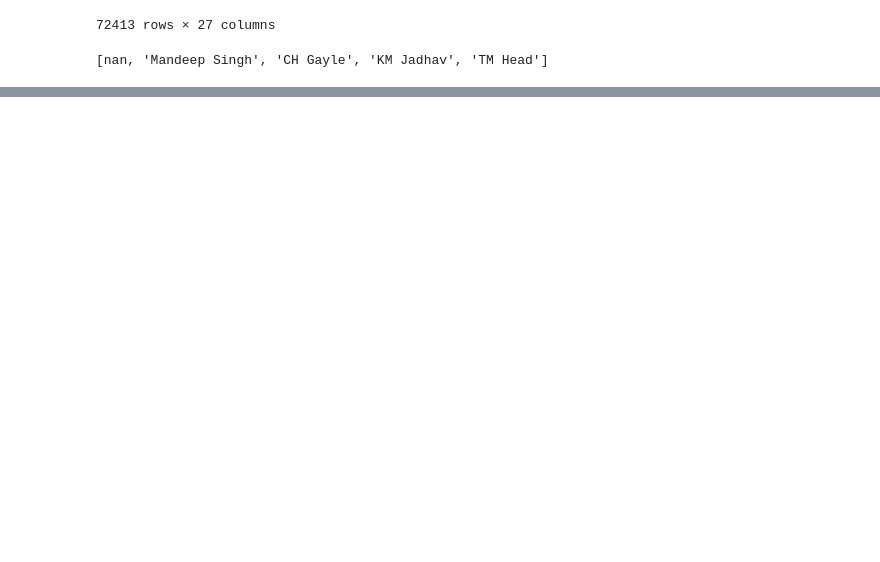
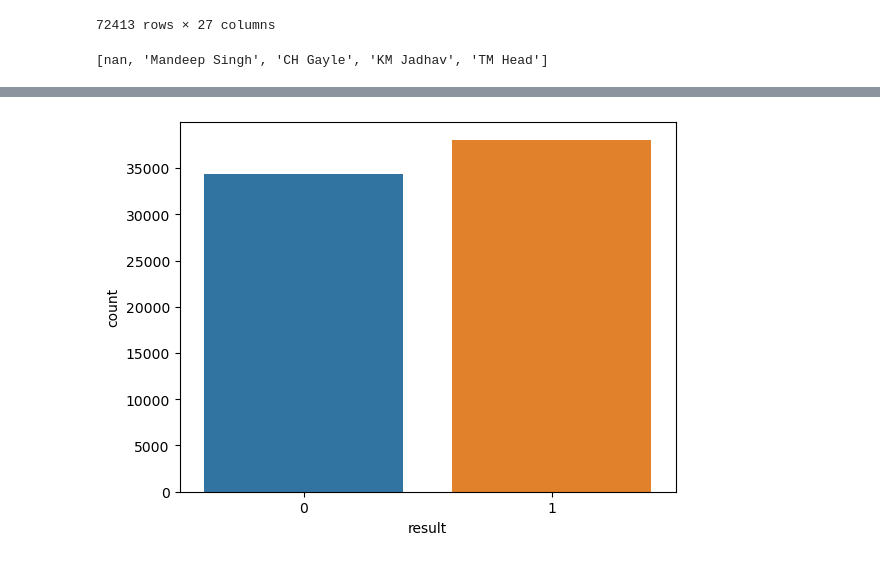
Before and after one commit to lawalsegun2025/ipl_match_win_predictor, a Jupyter notebook: ipl_win_probability_predictor.ipynb, the cells around one changed output, grey strips where cells are left out. Cells and saved outputs as stored; diff of their text form; code cells hidden in the pictures; blank space fills up the shorter version.

Commit message:
results

```diff
--- a/ipl_win_probability_predictor.ipynb
+++ b/ipl_win_probability_predictor.ipynb
@@ -435,0 +436,7 @@ delivery_df.head(3)
+# %%
+# function
+def result_fun(row):
+    return 1 if row["batting_team"] == row["winner"] else 0
+# %%
+delivery_df["result"] = delivery_df.apply(result_fun, axis=1)
+delivery_df.head()
@@ -435,0 +451,5 @@ delivery_df.head(3)
+# %%
+# get the results countplot
+sns.countplot(x="result", data=delivery_df);
+# %% [output]
+[figure, added]
```
Also changed, not shown: parts of 9 cells of this notebook.
